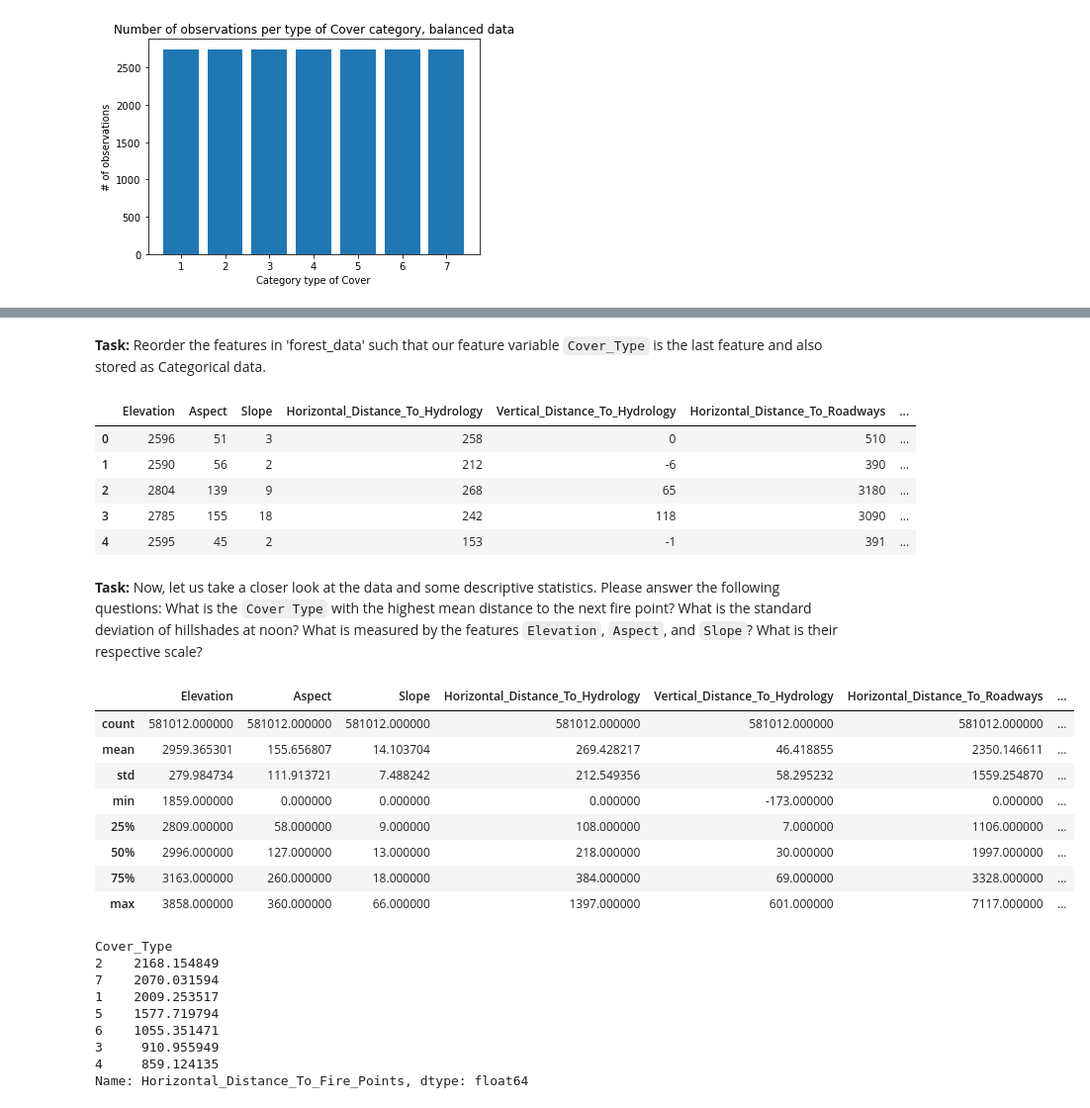
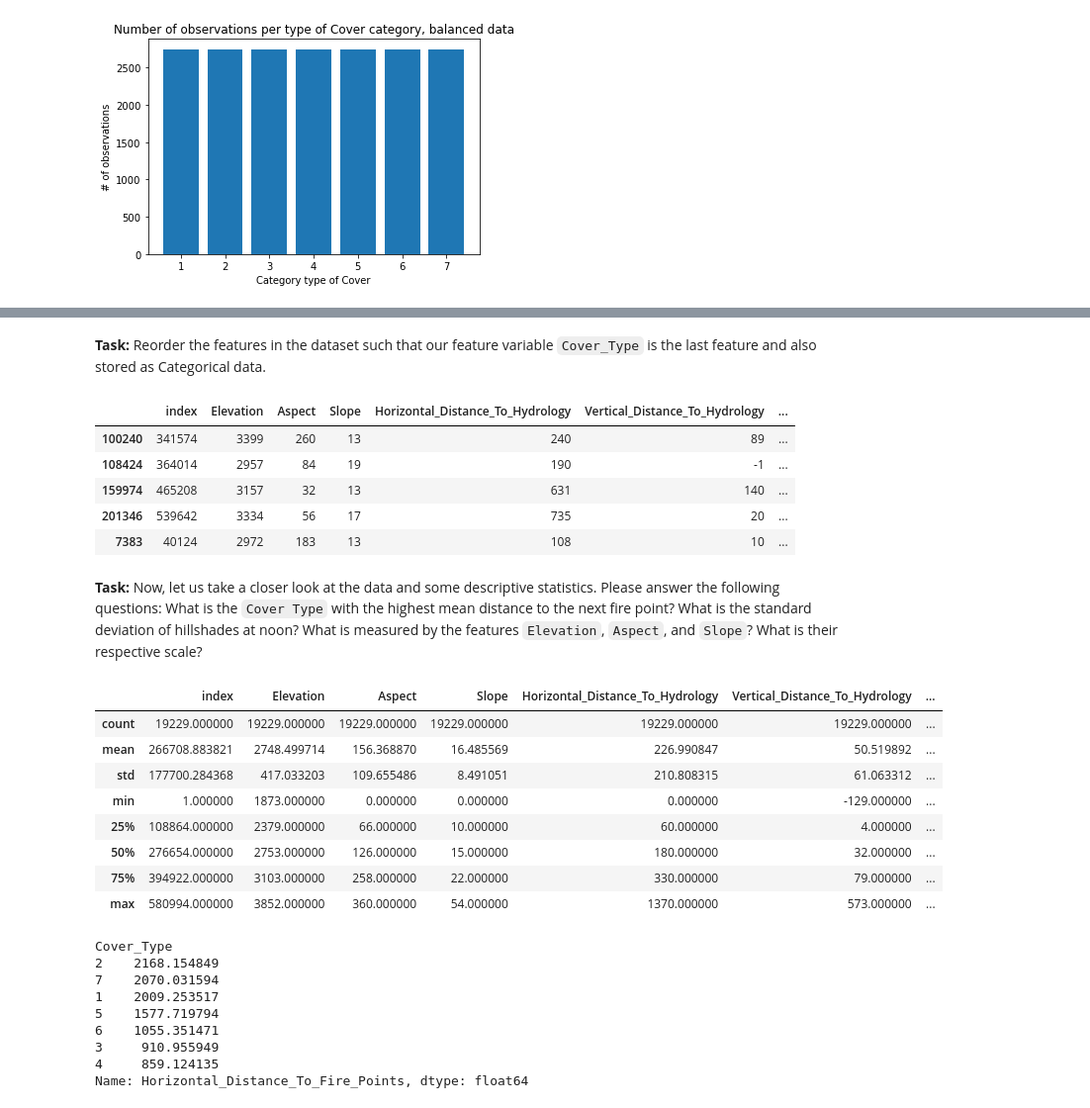
Before and after one commit to CorrelAid/correlaid-machine-learning-spring-school, a Jupyter notebook: notebooks/05_CorrelAid_ml-spring-school_data-exploration.ipynb, the cells around one changed output, grey strips where cells are left out. Shown at 99% size. Drawn from its saved outputs; the diff is of its cells as text; code cells hidden in the pictures.

```diff
--- a/notebooks/05_CorrelAid_ml-spring-school_data-exploration.ipynb
+++ b/notebooks/05_CorrelAid_ml-spring-school_data-exploration.ipynb
@@ -178,19 +176,19 @@ plt.show();
 # %%
 # Display all variable names from dataset
-display(forest_data.columns)
+display(forest_data_balanced.columns)
 
 # transform dummy variables into categorical ones and drop dummies
 
 # INSERT YOUR CODE HERE
-forest_data['Wilderness_Area_Type'] = (forest_data.iloc[:,10:14] == 1).idxmax(1)
-forest_data['Soil_Type'] = (forest_data.iloc[:,14:55] == 1).idxmax(1)
+forest_data_balanced['Wilderness_Area_Type'] = (forest_data_balanced.iloc[:,11:15] == 1).idxmax(1)
+forest_data_balanced['Soil_Type'] = (forest_data_balanced.iloc[:,15:55] == 1).idxmax(1)
 
 # transform strings to numbers by, first, deleting text (use str.replace()) and, second, transforming variables to numeric
-forest_data['Wilderness_Area_Type'] = forest_data['Wilderness_Area_Type'].str.replace('Wilderness_Area', '').astype('category')
-forest_data['Soil_Type'] = forest_data['Soil_Type'].str.replace('Soil_Type', '').astype('category')
+forest_data_balanced['Wilderness_Area_Type'] = forest_data_balanced['Wilderness_Area_Type'].str.replace('Wilderness_Area', '').astype('int64') # 'category'
+forest_data_balanced['Soil_Type'] = forest_data_balanced['Soil_Type'].str.replace('Soil_Type', '').astype('int64') # 'category'
 
 # drop dummy variables
-forest_data.drop(['Wilderness_Area1',
+forest_data_balanced.drop(['Wilderness_Area1',
        'Wilderness_Area2', 'Wilderness_Area3', 'Wilderness_Area4',
        'Soil_Type1', 'Soil_Type2', 'Soil_Type3', 'Soil_Type4', 'Soil_Type5',
        'Soil_Type6', 'Soil_Type7', 'Soil_Type8', 'Soil_Type9', 'Soil_Type10',
@@ -204,6 +202,6 @@ forest_data.drop(['Wilderness_Area1',
        'Soil_Type39', 'Soil_Type40'], axis=1, inplace=True)
 
 # check result
-display(forest_data.head())
-display(forest_data.info())
+display(forest_data_balanced.head())
+display(forest_data_balanced.info())
 # %% [output]
@@ -252,39 +248,39 @@ memory usage: 49.9 MB
 None
 # %% [markdown]
-**Task:** Reorder the features in 'forest_data' such that our feature variable `Cover_Type` is the last feature and also stored as Categorical data.
+**Task:** Reorder the features in the dataset such that our feature variable `Cover_Type` is the last feature and also stored as Categorical data.
 # %%
 # INSERT YOUR CODE HERE
 
-forest_data['Cover_Type'] = forest_data['Cover_Type'].astype('category')
+forest_data_balanced['Cover_Type'] = forest_data_balanced['Cover_Type'].astype('int64') # 'category'
 
 cols_at_end = ['Cover_Type']
-forest_data = forest_data[[c for c in forest_data.columns.values if c not in cols_at_end]
-        + [c for c in cols_at_end if c in forest_data.columns.values]]
+forest_data_balanced = forest_data_balanced[[c for c in forest_data_balanced.columns.values if c not in cols_at_end]
+        + [c for c in cols_at_end if c in forest_data_balanced.columns.values]]
 
-display(forest_data.head())
+display(forest_data_balanced.head())
 # %% [output]
-|  | Elevation | Aspect | Slope | Horizontal_Distance_To_Hydrology | Vertical_Distance_To_Hydrology | Horizontal_Distance_To_Roadways | ... |
-| 0 | 2596 | 51 | 3 | 258 | 0 | 510 | ... |
-| 1 | 2590 | 56 | 2 | 212 | -6 | 390 | ... |
-| 2 | 2804 | 139 | 9 | 268 | 65 | 3180 | ... |
-| 3 | 2785 | 155 | 18 | 242 | 118 | 3090 | ... |
-| 4 | 2595 | 45 | 2 | 153 | -1 | 391 | ... |
+|  | index | Elevation | Aspect | Slope | Horizontal_Distance_To_Hydrology | Vertical_Distance_To_Hydrology | ... |
+| 100240 | 341574 | 3399 | 260 | 13 | 240 | 89 | ... |
+| 108424 | 364014 | 2957 | 84 | 19 | 190 | -1 | ... |
+| 159974 | 465208 | 3157 | 32 | 13 | 631 | 140 | ... |
+| 201346 | 539642 | 3334 | 56 | 17 | 735 | 20 | ... |
+| 7383 | 40124 | 2972 | 183 | 13 | 108 | 10 | ... |
 # %% [markdown]
 **Task:** Now, let us take a closer look at the data and some descriptive statistics. Please answer the following questions: What is the `Cover Type` with the highest mean distance to the next fire point? What is the standard deviation of hillshades at noon? What is measured by the features `Elevation`, `Aspect`, and `Slope`? What is their respective scale?
 # %%
 # Baseline Descriptive Statistics
-forest_data_describe = forest_data.describe()
+forest_data_describe = forest_data_balanced.describe()
 display(forest_data_describe)
 # %% [output]
-|  | Elevation | Aspect | Slope | Horizontal_Distance_To_Hydrology | Vertical_Distance_To_Hydrology | Horizontal_Distance_To_Roadways | ... |
-| count | 581012.000000 | 581012.000000 | 581012.000000 | 581012.000000 | 581012.000000 | 581012.000000 | ... |
-| mean | 2959.365301 | 155.656807 | 14.103704 | 269.428217 | 46.418855 | 2350.146611 | ... |
-| std | 279.984734 | 111.913721 | 7.488242 | 212.549356 | 58.295232 | 1559.254870 | ... |
-| min | 1859.000000 | 0.000000 | 0.000000 | 0.000000 | -173.000000 | 0.000000 | ... |
-| 25% | 2809.000000 | 58.000000 | 9.000000 | 108.000000 | 7.000000 | 1106.000000 | ... |
-| 50% | 2996.000000 | 127.000000 | 13.000000 | 218.000000 | 30.000000 | 1997.000000 | ... |
-| 75% | 3163.000000 | 260.000000 | 18.000000 | 384.000000 | 69.000000 | 3328.000000 | ... |
-| max | 3858.000000 | 360.000000 | 66.000000 | 1397.000000 | 601.000000 | 7117.000000 | ... |
+|  | index | Elevation | Aspect | Slope | Horizontal_Distance_To_Hydrology | Vertical_Distance_To_Hydrology | ... |
+| count | 19229.000000 | 19229.000000 | 19229.000000 | 19229.000000 | 19229.000000 | 19229.000000 | ... |
+| mean | 266708.883821 | 2748.499714 | 156.368870 | 16.485569 | 226.990847 | 50.519892 | ... |
+| std | 177700.284368 | 417.033203 | 109.655486 | 8.491051 | 210.808315 | 61.063312 | ... |
+| min | 1.000000 | 1873.000000 | 0.000000 | 0.000000 | 0.000000 | -129.000000 | ... |
+| 25% | 108864.000000 | 2379.000000 | 66.000000 | 10.000000 | 60.000000 | 4.000000 | ... |
+| 50% | 276654.000000 | 2753.000000 | 126.000000 | 15.000000 | 180.000000 | 32.000000 | ... |
+| 75% | 394922.000000 | 3103.000000 | 258.000000 | 22.000000 | 330.000000 | 79.000000 | ... |
+| max | 580994.000000 | 3852.000000 | 360.000000 | 54.000000 | 1370.000000 | 573.000000 | ... |
 # %%
 # ordered distance to fire points by 'Cover Type' categories
 
```
Also changed, not shown: parts of 22 cells of this notebook, 3 other files.
